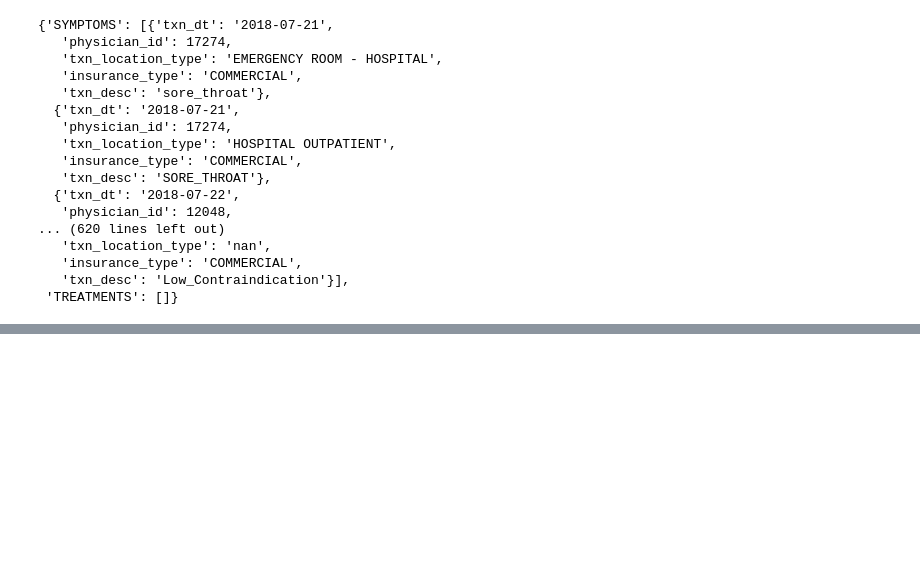
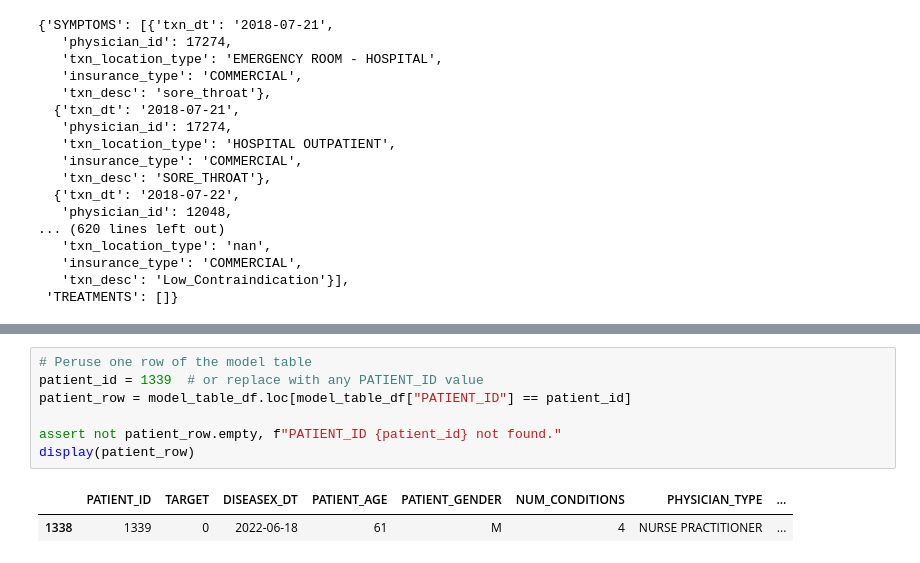
Before and after one commit to stavrostser/ml-antiviral-diagnosis, a Jupyter notebook: notebooks/de.ipynb, the cells around one changed output, grey strips where cells are left out. Drawn from its saved outputs; the diff is of its cells as text; blank space fills up the shorter version.

```diff
--- a/notebooks/de.ipynb
+++ b/notebooks/de.ipynb
@@ -168,0 +218,10 @@ Total transactions for sample patient: 127
+# %%
+# Peruse one row of the model table
+patient_id = 1339  # or replace with any PATIENT_ID value
+patient_row = model_table_df.loc[model_table_df["PATIENT_ID"] == patient_id]
+
+assert not patient_row.empty, f"PATIENT_ID {patient_id} not found."
+display(patient_row)
+# %% [output]
+|  | PATIENT_ID | TARGET | DISEASEX_DT | PATIENT_AGE | PATIENT_GENDER | NUM_CONDITIONS | PHYSICIAN_TYPE | ... |
+| 1338 | 1339 | 0 | 2022-06-18 | 61 | M | 4 | NURSE PRACTITIONER | ... |
```
Also changed, not shown: parts of 4 cells of this notebook, 2 other files.
